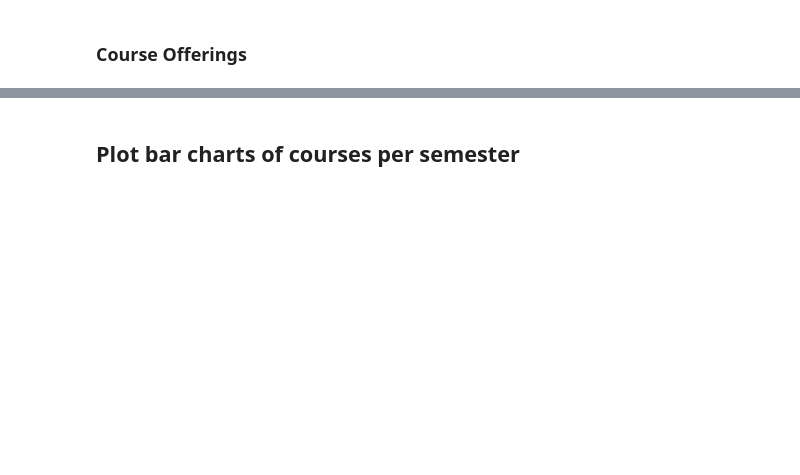
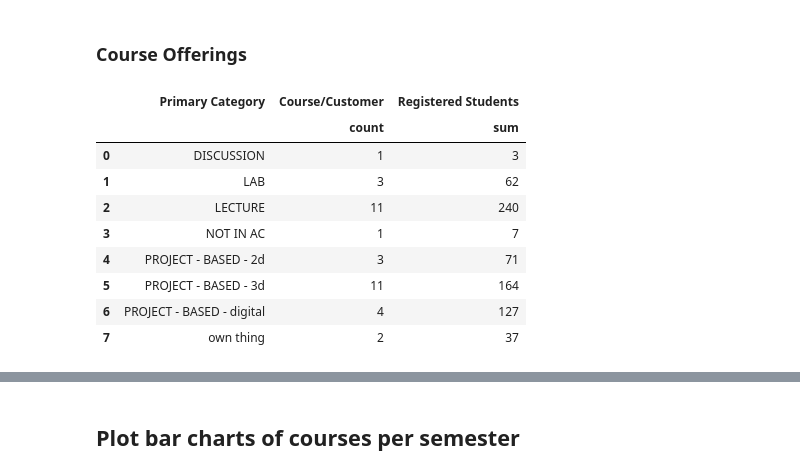
Before and after one commit to newsch/acreboot, a Jupyter notebook: ad-astra.ipynb, the cells around one changed output, grey strips where cells are left out. Cells and saved outputs as stored; diff of their text form; code cells hidden in the pictures; blank space fills up the shorter version.

```diff
--- a/ad-astra.ipynb
+++ b/ad-astra.ipynb
@@ -119,4 +199,15 @@ agg_by_course(fa17footprint)
 # %%
-agg_by_course(sp18footprint)
+agg_by_course_normed(sp18footprint)
+# %% [output]
+|  | Primary Category | Course/Customer | Registered Students |
+|  |  | count | sum |
+| 0 | DISCUSSION | 1 | 3 |
+| 1 | LAB | 3 | 62 |
+| 2 | LECTURE | 11 | 240 |
+| 3 | NOT IN AC | 1 | 7 |
+| 4 | PROJECT - BASED - 2d | 3 | 71 |
+| 5 | PROJECT - BASED - 3d | 11 | 164 |
+| 6 | PROJECT - BASED - digital | 4 | 127 |
+| 7 | own thing | 2 | 37 |
 # %%
 for name, data in footprints:
```
Also changed, not shown: parts of 16 cells of this notebook, 1 other file.
